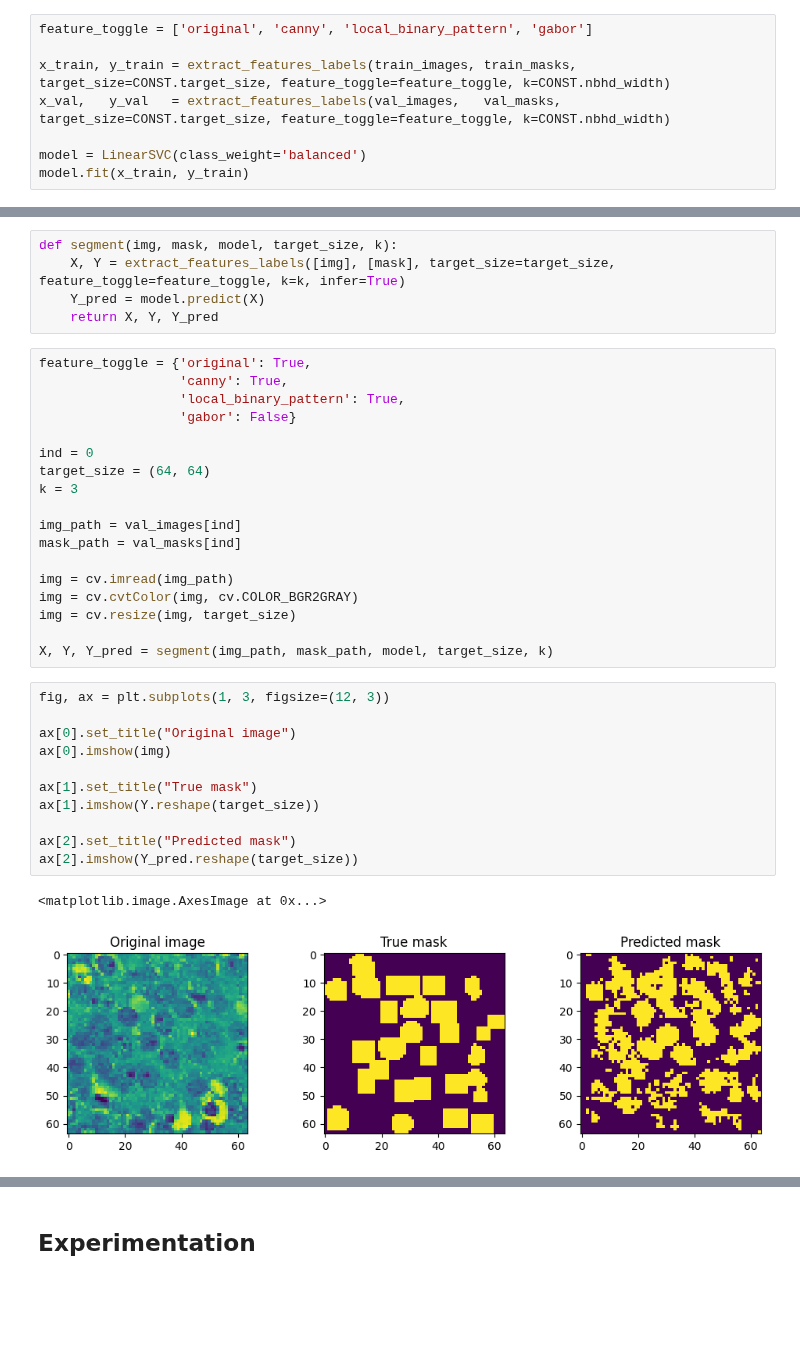
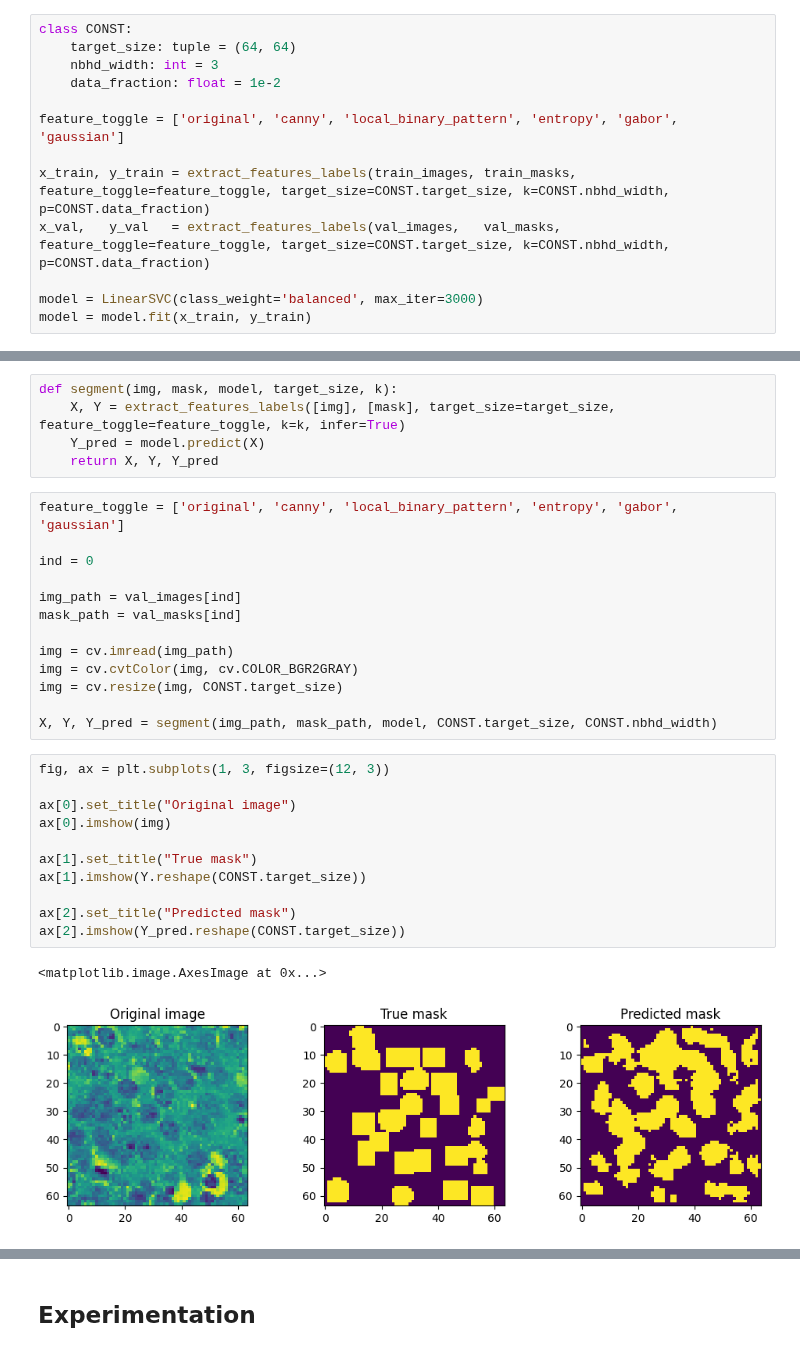
Before and after one commit to wangelam/ecse415Final, a Jupyter notebook: Supervised_SVM.ipynb, the cells around one changed output, grey strips where cells are left out. Cells and saved outputs as stored; diff of their text form; blank space fills up the shorter version.

```diff
--- a/Supervised_SVM.ipynb
+++ b/Supervised_SVM.ipynb
@@ -209,8 +256,13 @@ class CONST:
 # %%
-feature_toggle = ['original', 'canny', 'local_binary_pattern', 'gabor']
+class CONST:
+    target_size: tuple = (64, 64)
+    nbhd_width: int = 3
+    data_fraction: float = 1e-2
 
-x_train, y_train = extract_features_labels(train_images, train_masks, target_size=CONST.target_size, feature_toggle=feature_toggle, k=CONST.nbhd_width)
-x_val,   y_val   = extract_features_labels(val_images,   val_masks,   target_size=CONST.target_size, feature_toggle=feature_toggle, k=CONST.nbhd_width)
+feature_toggle = ['original', 'canny', 'local_binary_pattern', 'entropy', 'gabor', 'gaussian']
 
-model = LinearSVC(class_weight='balanced')
-model.fit(x_train, y_train)
+x_train, y_train = extract_features_labels(train_images, train_masks, feature_toggle=feature_toggle, target_size=CONST.target_size, k=CONST.nbhd_width, p=CONST.data_fraction)
+x_val,   y_val   = extract_features_labels(val_images,   val_masks,   feature_toggle=feature_toggle, target_size=CONST.target_size, k=CONST.nbhd_width, p=CONST.data_fraction)
+
+model = LinearSVC(class_weight='balanced', max_iter=3000)
+model = model.fit(x_train, y_train)
@@ -242,34 +292,29 @@ def segment(img, mask, model, target_size, k):
     Y_pred = model.predict(X)
     return X, Y, Y_pred
 # %%
-feature_toggle = {'original': True,
-                  'canny': True,
-                  'local_binary_pattern': True,
-                  'gabor': False}
+feature_toggle = ['original', 'canny', 'local_binary_pattern', 'entropy', 'gabor', 'gaussian']
 
 ind = 0
-target_size = (64, 64)
-k = 3
 
 img_path = val_images[ind]
 mask_path = val_masks[ind]
 
 img = cv.imread(img_path)
 img = cv.cvtColor(img, cv.COLOR_BGR2GRAY)
-img = cv.resize(img, target_size)
+img = cv.resize(img, CONST.target_size)
 
-X, Y, Y_pred = segment(img_path, mask_path, model, target_size, k)
+X, Y, Y_pred = segment(img_path, mask_path, model, CONST.target_size, CONST.nbhd_width)
 # %%
 fig, ax = plt.subplots(1, 3, figsize=(12, 3))
 
 ax[0].set_title("Original image")
 ax[0].imshow(img)
 
 ax[1].set_title("True mask")
-ax[1].imshow(Y.reshape(target_size))
+ax[1].imshow(Y.reshape(CONST.target_size))
 
 ax[2].set_title("Predicted mask")
-ax[2].imshow(Y_pred.reshape(target_size))
+ax[2].imshow(Y_pred.reshape(CONST.target_size))
 # %% [output]
 <matplotlib.image.AxesImage at 0x...>
-[figure, old version]
+[figure, new version]
```
Also changed, not shown: parts of 8 cells of this notebook.
